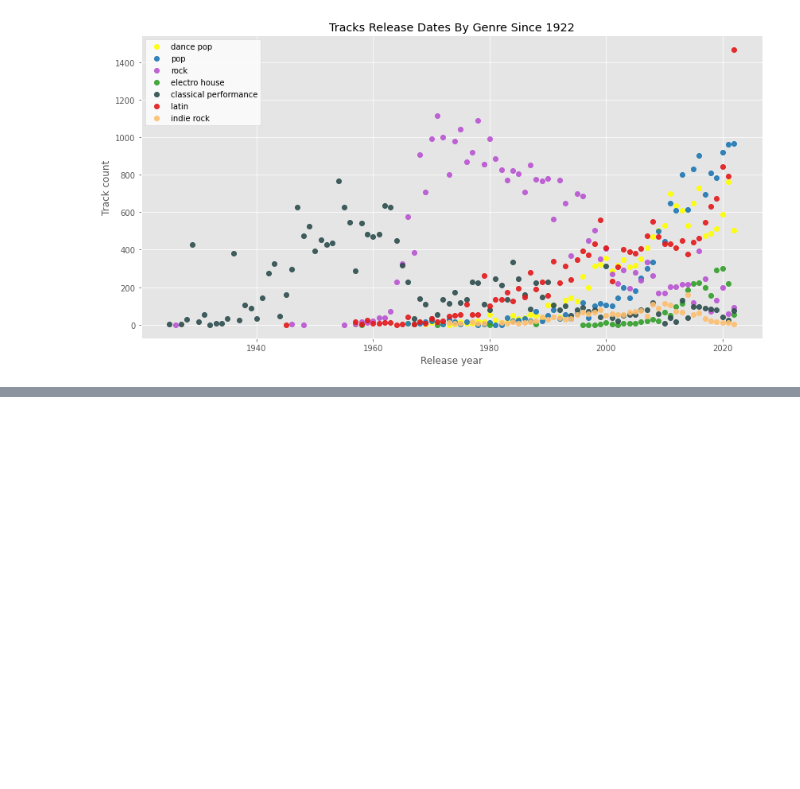
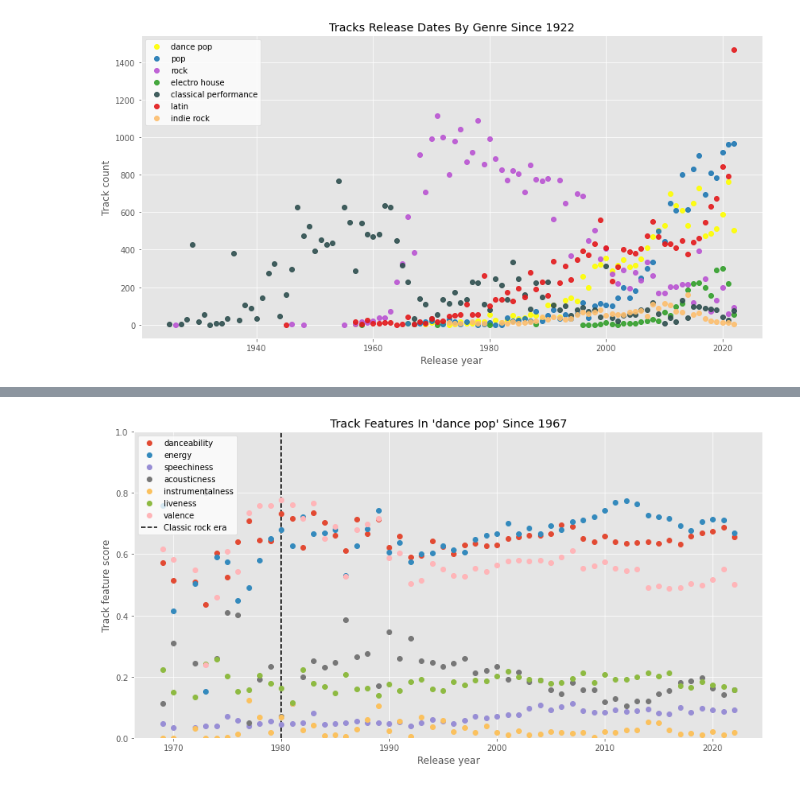
Before and after one commit to mattslatt/music_in_motion_acoustic_signatures, a Jupyter notebook: notebooks/artists.ipynb, the cells around one changed output, grey strips where cells are left out. Cells and saved outputs as stored; diff of their text form; code cells hidden in the pictures; blank space fills up the shorter version.

```diff
--- a/notebooks/artists.ipynb
+++ b/notebooks/artists.ipynb
@@ -624,3 +560,0 @@ ax.hist(rock['energy'],bins=30);
-# %%
-fig, ax = plt.subplots()
-ax.hist(rock['speechiness'],bins=30);
@@ -659,0 +561,7 @@ tracks_artists.groupby('artists').count().sort_values('name').head()
+# %%
+features = data[['genres','artists', 'name_y',
+       'popularity_y', 'release_date', 'danceability', 'energy', 'key', 'loudness', 'mode', 'speechiness',
+       'acousticness', 'instrumentalness', 'liveness', 'valence', 'tempo',
+       'time_signature']].copy()
+features['genres'] = features['genres'].str.strip("'")
+features
@@ -659,0 +622,35 @@ tracks_artists.groupby('artists').count().sort_values('name').head()
+# %%
+def genre_track_features(genre, minimum_year=1970):
+    genre_features = features[features['genres'] == genre].copy()
+    genre_features['release_date'] = pd.to_datetime(genre_features['release_date']).dt.to_period('Y')
+    genre_means = genre_features.groupby('release_date').mean().reset_index()
+    genre_means['year'] = genre_means['release_date'].astype(str).astype(int)
+
+    genre_means = genre_means[genre_means['year'] >1966]
+
+
+    fig, ax = plt.subplots(figsize=(14,7))
+    ax.plot_date(genre_means['release_date'], genre_means['danceability'], label='danceability')
+    ax.plot_date(genre_means['release_date'], genre_means['energy'], label='energy')
+    ax.plot_date(genre_means['release_date'], genre_means['speechiness'], label='speechiness')
+    ax.plot_date(genre_means['release_date'], genre_means['acousticness'], label='acousticness')
+    ax.plot_date(genre_means['release_date'], genre_means['instrumentalness'], label='instrumentalness')
+    ax.plot_date(genre_means['release_date'], genre_means['liveness'], label='liveness')
+    ax.plot_date(genre_means['release_date'], genre_means['valence'], label='valence')
+
+    ax.set_ylabel('Track feature score')
+    ax.set_xlabel('Release year')
+    ax.set_title('Track Features In \'{}\' Since 1967'.format(genre))
+    ax.set_ylim(0, 1)
+    ax.vlines(pd.Timestamp('1982-01-01'), 0, 1, colors='black',linestyles='dashed', label='Classic rock era')
+    ax.vlines(pd.Timestamp('1968-01-01'), 0, 1, colors='black',linestyles='dashed')
+
+#     ax.vlines(1982, 0, 1, colors='black',linestyles='dashed')
+#     ,color='r'
+
+    ax.legend(facecolor='white', loc='upper left')
+    plt.savefig('/home/matt/dsi_galvanize/capstones/spotify/img/genre_features_scatter.png', bbox_inches = "tight")
+# %%
+genre_track_features('dance pop')
+# %% [output]
+[figure, added]
```
Also changed, not shown: parts of 44 cells of this notebook, 6 other files.
